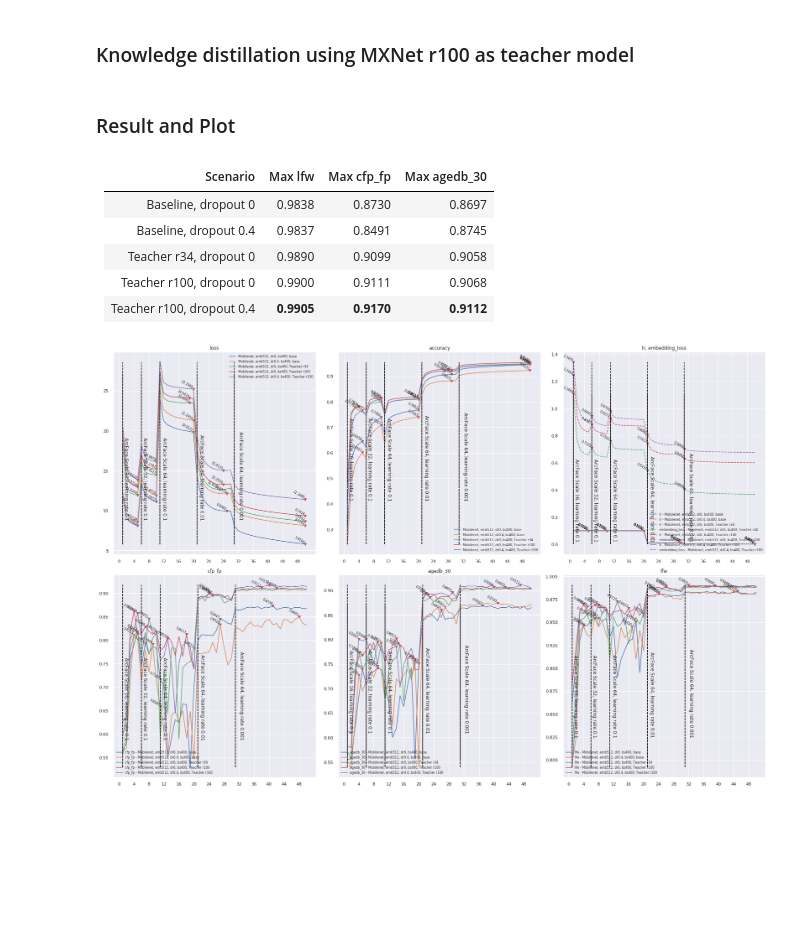
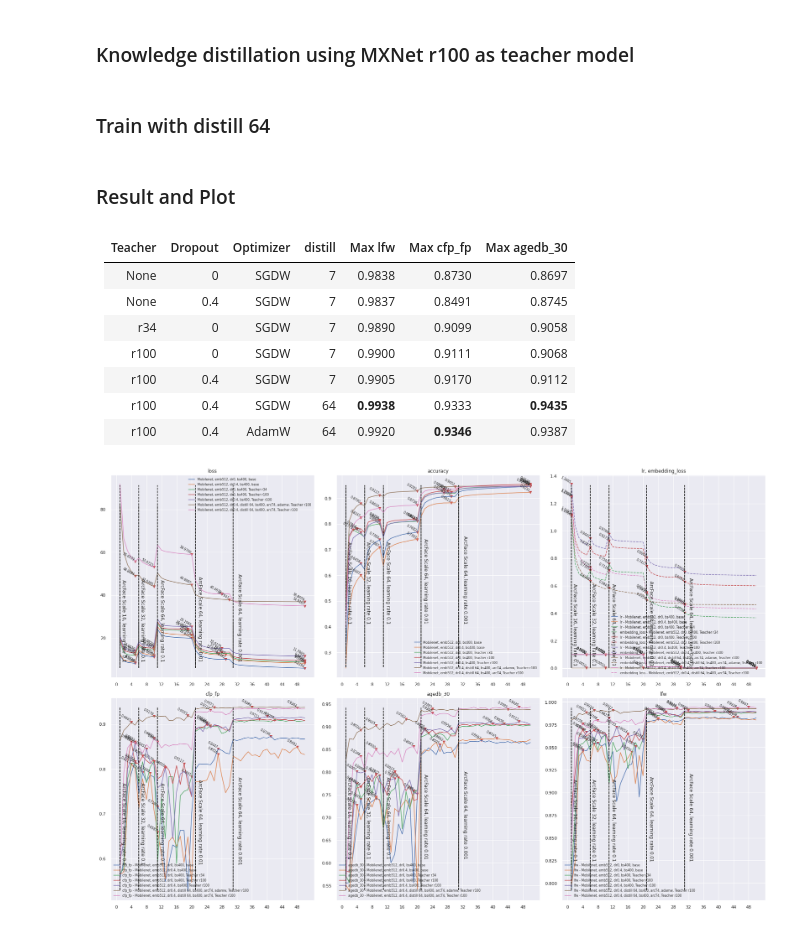
Before and after one commit to leondgarse/Keras_insightface, a Jupyter notebook: checkpoints/Knowledge_distillation_training_Mobilenet_on_CASIA.ipynb, the cells around one changed output. Drawn from its saved outputs; the diff is of its cells as text; code cells hidden in the pictures; blank space fills up the shorter version.

Commit message:
Update for distillation result

```diff
--- a/checkpoints/Knowledge_distillation_training_Mobilenet_on_CASIA.ipynb
+++ b/checkpoints/Knowledge_distillation_training_Mobilenet_on_CASIA.ipynb
@@ -109,3 +109,5 @@ sch = [
     {"loss": losses.ArcfaceLoss(scale=64), "epoch": 40},
 ]
 tt.train(sch, 0)
+# %% [markdown]
+### Train with distill 64
@@ -112,25 +142,30 @@ tt.train(sch, 0)
 # %% [markdown]
 ### Result and Plot
 # %% [markdown]
-| Scenario                  | Max lfw    | Max cfp_fp | Max agedb_30 |
-| ------------------------- | ---------- | ---------- | ------------ |
-| Baseline, dropout 0       | 0.9838     | 0.8730     | 0.8697       |
-| Baseline, dropout 0.4     | 0.9837     | 0.8491     | 0.8745       |
-| Teacher r34, dropout 0    | 0.9890     | 0.9099     | 0.9058       |
-| Teacher r100, dropout 0   | 0.9900     | 0.9111     | 0.9068       |
-| Teacher r100, dropout 0.4 | **0.9905** | **0.9170** | **0.9112**   |
+| Teacher | Dropout | Optimizer | distill | Max lfw    | Max cfp_fp | Max agedb_30 |
+| ------- | ------- | --------- | ------- | ---------- | ---------- | ------------ |
+| None    | 0       | SGDW      | 7       | 0.9838     | 0.8730     | 0.8697       |
+| None    | 0.4     | SGDW      | 7       | 0.9837     | 0.8491     | 0.8745       |
+| r34     | 0       | SGDW      | 7       | 0.9890     | 0.9099     | 0.9058       |
+| r100    | 0       | SGDW      | 7       | 0.9900     | 0.9111     | 0.9068       |
+| r100    | 0.4     | SGDW      | 7       | 0.9905     | 0.9170     | 0.9112       |
+| r100    | 0.4     | SGDW      | 64      | **0.9938** | 0.9333     | **0.9435**   |
+| r100    | 0.4     | AdamW     | 64      | 0.9920     | **0.9346** | 0.9387       |
 # %%
 import plot
 axes = None
 customs = ["cfp_fp", "agedb_30", "lfw", "lr", "embedding_loss"]
 epochs = [5, 5, 10, 10, 40]
 names = ["ArcFace Scale 16, learning rate 0.1", "ArcFace Scale 32, learning rate 0.1", "ArcFace Scale 64, learning rate 0.1", "ArcFace Scale 64, learning rate 0.01", "ArcFace Scale 64, learning rate 0.001"]
 axes, _ = plot.hist_plot_split("checkpoints/TT_mobilenet_base_emb512_dr0_bs400_hist.json", epochs, axes=axes, customs=customs, names=names, fig_label="Mobilenet, emb512, dr0, bs400, base")
 axes, _ = plot.hist_plot_split("checkpoints/TT_mobilenet_base_emb512_dr4_bs400_hist.json", epochs, axes=axes, customs=customs, fig_label="Mobilenet, emb512, dr0.4, bs400, base")
 
 axes, _ = plot.hist_plot_split("checkpoints/TT_mobilenet_distill_emb512_dr0_bs400_hist.json", epochs, axes=axes, customs=customs, fig_label="Mobilenet, emb512, dr0, bs400, Teacher r34")
 
 axes, _ = plot.hist_plot_split("checkpoints/TT_mobilenet_distill_emb512_dr0_bs400_r100_hist.json", epochs, axes=axes, customs=customs, fig_label="Mobilenet, emb512, dr0, bs400, Teacher r100")
 axes, _ = plot.hist_plot_split("checkpoints/TT_mobilenet_distill_emb512_dr4_bs400_2_hist.json", epochs, axes=axes, customs=customs, fig_label="Mobilenet, emb512, dr0.4, bs400, Teacher r100")
+
+axes, _ = plot.hist_plot_split("checkpoints/TT_mobilenet_distill_64_emb512_dr4_adamw_lr1e3_arcT4_bs400_r100_hist.json", epochs, axes=axes, customs=customs, fig_label="Mobilenet, emb512, dr0.4, distill 64, bs400, arcT4, adamw, Teacher r100")
+axes, _ = plot.hist_plot_split("checkpoints/TT_mobilenet_distill_64_emb512_dr4_arcT4_bs400_r100_hist.json", epochs, axes=axes, customs=customs, fig_label="Mobilenet, emb512, dr0.4, distill 64, bs400, arcT4, Teacher r100")
 # %% [output]
-[figure, old version]
+[figure, new version]
```
Also changed, not shown: parts of 2 cells of this notebook, 4 other files.
